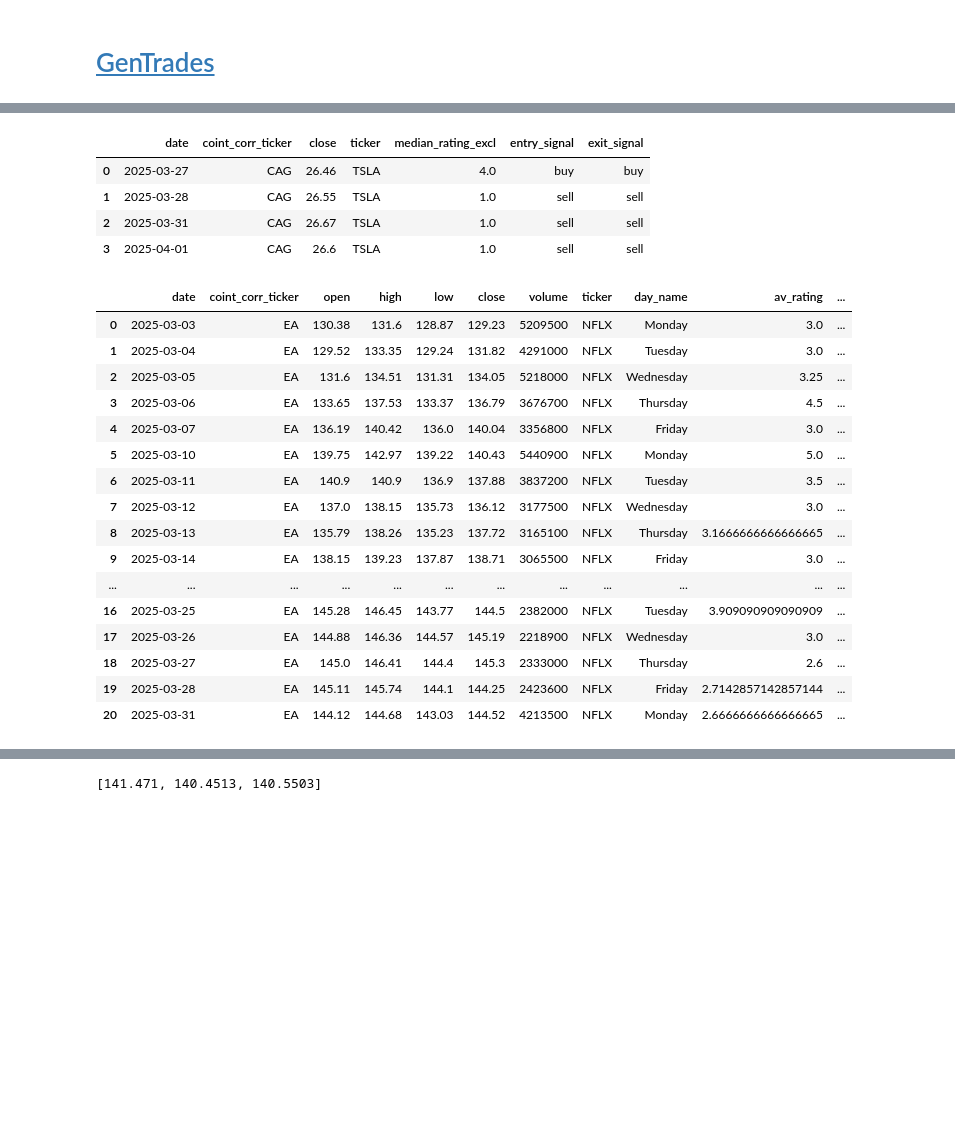
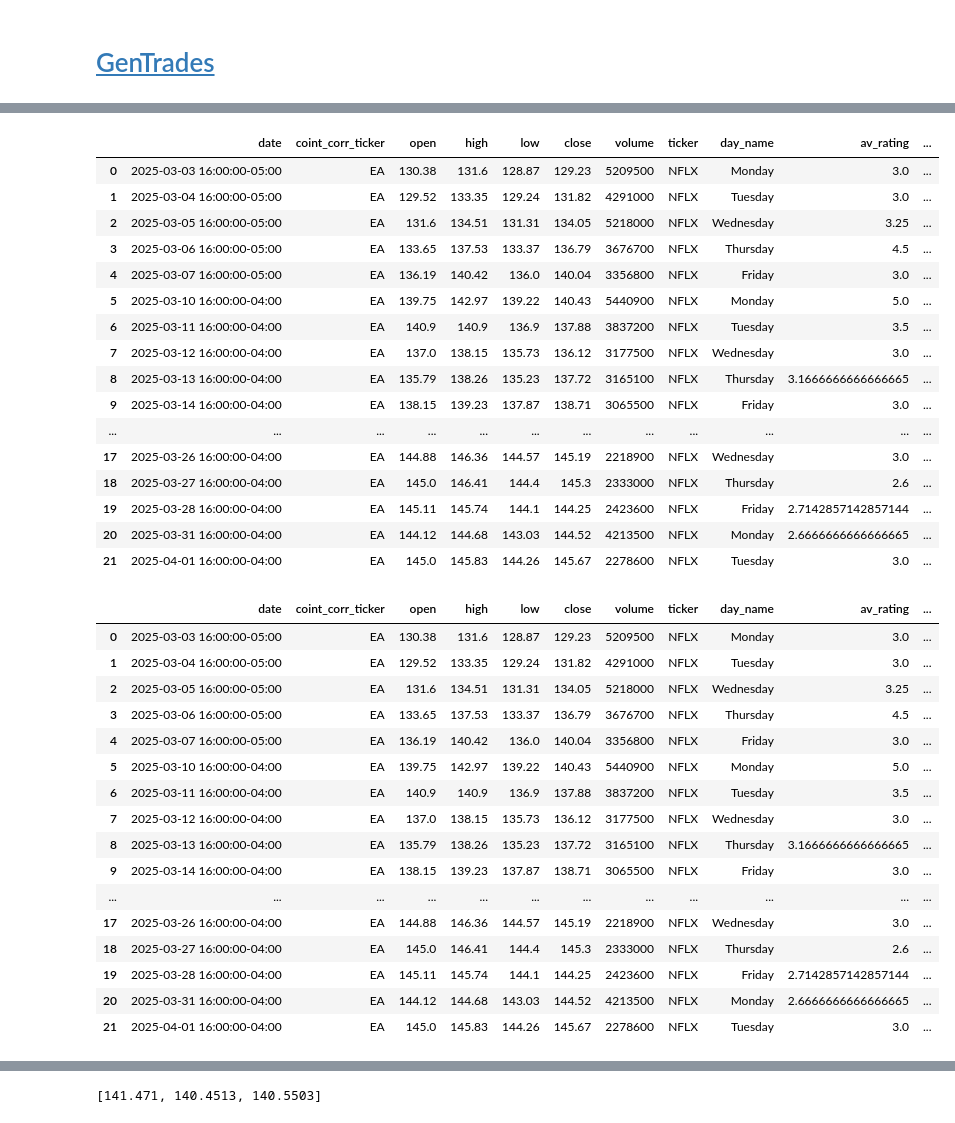
Before and after one commit to CKAbundant/sentiment, a Jupyter notebook: signal.ipynb, the cells around one changed output, grey strips where cells are left out. Cells and saved outputs as stored; diff of their text form; code cells hidden in the pictures; blank space fills up the shorter version.

```diff
--- a/signal.ipynb
+++ b/signal.ipynb
@@ -45,7 +37,0 @@ The autoreload extension is already loaded. To reload it, use:
-# %%
-dt = "2025-04-01"
-date_dir = f"./data/{dt}"
-strat_comp_dict_path = f"{date_dir}/strat_comp_dict.pkl"
-
-strat_comp_dict = utils.load_pickle(strat_comp_dict_path)
-strat_comp_dict
@@ -615,25 +554,27 @@ results.loc[(results["news_ticker"] == news_ticker) & (results["ticker"] == tick
 # %%
-df = utils.load_csv(f"{pa_dir}/{ticker_pair}.csv")
-df.loc[
-    ~df["median_rating_excl"].isna(),
-    [
-        "date",
-        "coint_corr_ticker",
-        "close",
-        "ticker",
-        "median_rating_excl",
-        "entry_signal",
-        "exit_signal",
-    ],
-]
+df = utils.load_csv(f"{pa_dir}/{ticker_pair}.csv", tz="America/New_York")
+df = df.drop(columns=["trail_price", "trail_triggered"])
+df
 # %% [output]
-|  | date | coint_corr_ticker | close | ticker | median_rating_excl | entry_signal | exit_signal |
-| 0 | 2025-03-27 | CAG | 26.46 | TSLA | 4.0 | buy | buy |
-| 1 | 2025-03-28 | CAG | 26.55 | TSLA | 1.0 | sell | sell |
-| 2 | 2025-03-31 | CAG | 26.67 | TSLA | 1.0 | sell | sell |
-| 3 | 2025-04-01 | CAG | 26.6 | TSLA | 1.0 | sell | sell |
+|  | date | coint_corr_ticker | open | high | low | close | volume | ticker | day_name | av_rating | ... |
+| 0 | 2025-03-03 16:00:00-05:00 | EA | 130.38 | 131.6 | 128.87 | 129.23 | 5209500 | NFLX | Monday | 3.0 | ... |
+| 1 | 2025-03-04 16:00:00-05:00 | EA | 129.52 | 133.35 | 129.24 | 131.82 | 4291000 | NFLX | Tuesday | 3.0 | ... |
+| 2 | 2025-03-05 16:00:00-05:00 | EA | 131.6 | 134.51 | 131.31 | 134.05 | 5218000 | NFLX | Wednesday | 3.25 | ... |
+| 3 | 2025-03-06 16:00:00-05:00 | EA | 133.65 | 137.53 | 133.37 | 136.79 | 3676700 | NFLX | Thursday | 4.5 | ... |
+| 4 | 2025-03-07 16:00:00-05:00 | EA | 136.19 | 140.42 | 136.0 | 140.04 | 3356800 | NFLX | Friday | 3.0 | ... |
+| 5 | 2025-03-10 16:00:00-04:00 | EA | 139.75 | 142.97 | 139.22 | 140.43 | 5440900 | NFLX | Monday | 5.0 | ... |
+| 6 | 2025-03-11 16:00:00-04:00 | EA | 140.9 | 140.9 | 136.9 | 137.88 | 3837200 | NFLX | Tuesday | 3.5 | ... |
+| 7 | 2025-03-12 16:00:00-04:00 | EA | 137.0 | 138.15 | 135.73 | 136.12 | 3177500 | NFLX | Wednesday | 3.0 | ... |
+| 8 | 2025-03-13 16:00:00-04:00 | EA | 135.79 | 138.26 | 135.23 | 137.72 | 3165100 | NFLX | Thursday | 3.1666666666666665 | ... |
+| 9 | 2025-03-14 16:00:00-04:00 | EA | 138.15 | 139.23 | 137.87 | 138.71 | 3065500 | NFLX | Friday | 3.0 | ... |
+| ... | ... | ... | ... | ... | ... | ... | ... | ... | ... | ... | ... |
+| 17 | 2025-03-26 16:00:00-04:00 | EA | 144.88 | 146.36 | 144.57 | 145.19 | 2218900 | NFLX | Wednesday | 3.0 | ... |
+| 18 | 2025-03-27 16:00:00-04:00 | EA | 145.0 | 146.41 | 144.4 | 145.3 | 2333000 | NFLX | Thursday | 2.6 | ... |
+| 19 | 2025-03-28 16:00:00-04:00 | EA | 145.11 | 145.74 | 144.1 | 144.25 | 2423600 | NFLX | Friday | 2.7142857142857144 | ... |
+| 20 | 2025-03-31 16:00:00-04:00 | EA | 144.12 | 144.68 | 143.03 | 144.52 | 4213500 | NFLX | Monday | 2.6666666666666665 | ... |
+| 21 | 2025-04-01 16:00:00-04:00 | EA | 145.0 | 145.83 | 144.26 | 145.67 | 2278600 | NFLX | Tuesday | 3.0 | ... |
 # %%
-entry_type = "long_only"
+entry_type = "long"
 # entry_type = "short_only"
 # entry_type = "long_or_short"
 
@@ -653,22 +594,22 @@ df_signal = exit.gen_exit_signal(df_signal)
 df_signal
 # %% [output]
 |  | date | coint_corr_ticker | open | high | low | close | volume | ticker | day_name | av_rating | ... |
-| 0 | 2025-03-03 | EA | 130.38 | 131.6 | 128.87 | 129.23 | 5209500 | NFLX | Monday | 3.0 | ... |
-| 1 | 2025-03-04 | EA | 129.52 | 133.35 | 129.24 | 131.82 | 4291000 | NFLX | Tuesday | 3.0 | ... |
-| 2 | 2025-03-05 | EA | 131.6 | 134.51 | 131.31 | 134.05 | 5218000 | NFLX | Wednesday | 3.25 | ... |
-| 3 | 2025-03-06 | EA | 133.65 | 137.53 | 133.37 | 136.79 | 3676700 | NFLX | Thursday | 4.5 | ... |
-| 4 | 2025-03-07 | EA | 136.19 | 140.42 | 136.0 | 140.04 | 3356800 | NFLX | Friday | 3.0 | ... |
-| 5 | 2025-03-10 | EA | 139.75 | 142.97 | 139.22 | 140.43 | 5440900 | NFLX | Monday | 5.0 | ... |
-| 6 | 2025-03-11 | EA | 140.9 | 140.9 | 136.9 | 137.88 | 3837200 | NFLX | Tuesday | 3.5 | ... |
-| 7 | 2025-03-12 | EA | 137.0 | 138.15 | 135.73 | 136.12 | 3177500 | NFLX | Wednesday | 3.0 | ... |
-| 8 | 2025-03-13 | EA | 135.79 | 138.26 | 135.23 | 137.72 | 3165100 | NFLX | Thursday | 3.1666666666666665 | ... |
-| 9 | 2025-03-14 | EA | 138.15 | 139.23 | 137.87 | 138.71 | 3065500 | NFLX | Friday | 3.0 | ... |
+| 0 | 2025-03-03 16:00:00-05:00 | EA | 130.38 | 131.6 | 128.87 | 129.23 | 5209500 | NFLX | Monday | 3.0 | ... |
+| 1 | 2025-03-04 16:00:00-05:00 | EA | 129.52 | 133.35 | 129.24 | 131.82 | 4291000 | NFLX | Tuesday | 3.0 | ... |
+| 2 | 2025-03-05 16:00:00-05:00 | EA | 131.6 | 134.51 | 131.31 | 134.05 | 5218000 | NFLX | Wednesday | 3.25 | ... |
+| 3 | 2025-03-06 16:00:00-05:00 | EA | 133.65 | 137.53 | 133.37 | 136.79 | 3676700 | NFLX | Thursday | 4.5 | ... |
+| 4 | 2025-03-07 16:00:00-05:00 | EA | 136.19 | 140.42 | 136.0 | 140.04 | 3356800 | NFLX | Friday | 3.0 | ... |
+| 5 | 2025-03-10 16:00:00-04:00 | EA | 139.75 | 142.97 | 139.22 | 140.43 | 5440900 | NFLX | Monday | 5.0 | ... |
+| 6 | 2025-03-11 16:00:00-04:00 | EA | 140.9 | 140.9 | 136.9 | 137.88 | 3837200 | NFLX | Tuesday | 3.5 | ... |
+| 7 | 2025-03-12 16:00:00-04:00 | EA | 137.0 | 138.15 | 135.73 | 136.12 | 3177500 | NFLX | Wednesday | 3.0 | ... |
+| 8 | 2025-03-13 16:00:00-04:00 | EA | 135.79 | 138.26 | 135.23 | 137.72 | 3165100 | NFLX | Thursday | 3.1666666666666665 | ... |
+| 9 | 2025-03-14 16:00:00-04:00 | EA | 138.15 | 139.23 | 137.87 | 138.71 | 3065500 | NFLX | Friday | 3.0 | ... |
 | ... | ... | ... | ... | ... | ... | ... | ... | ... | ... | ... | ... |
-| 16 | 2025-03-25 | EA | 145.28 | 146.45 | 143.77 | 144.5 | 2382000 | NFLX | Tuesday | 3.909090909090909 | ... |
-| 17 | 2025-03-26 | EA | 144.88 | 146.36 | 144.57 | 145.19 | 2218900 | NFLX | Wednesday | 3.0 | ... |
-| 18 | 2025-03-27 | EA | 145.0 | 146.41 | 144.4 | 145.3 | 2333000 | NFLX | Thursday | 2.6 | ... |
-| 19 | 2025-03-28 | EA | 145.11 | 145.74 | 144.1 | 144.25 | 2423600 | NFLX | Friday | 2.7142857142857144 | ... |
-| 20 | 2025-03-31 | EA | 144.12 | 144.68 | 143.03 | 144.52 | 4213500 | NFLX | Monday | 2.6666666666666665 | ... |
+| 17 | 2025-03-26 16:00:00-04:00 | EA | 144.88 | 146.36 | 144.57 | 145.19 | 2218900 | NFLX | Wednesday | 3.0 | ... |
+| 18 | 2025-03-27 16:00:00-04:00 | EA | 145.0 | 146.41 | 144.4 | 145.3 | 2333000 | NFLX | Thursday | 2.6 | ... |
+| 19 | 2025-03-28 16:00:00-04:00 | EA | 145.11 | 145.74 | 144.1 | 144.25 | 2423600 | NFLX | Friday | 2.7142857142857144 | ... |
+| 20 | 2025-03-31 16:00:00-04:00 | EA | 144.12 | 144.68 | 143.03 | 144.52 | 4213500 | NFLX | Monday | 2.6666666666666665 | ... |
+| 21 | 2025-04-01 16:00:00-04:00 | EA | 145.0 | 145.83 | 144.26 | 145.67 | 2278600 | NFLX | Tuesday | 3.0 | ... |
 # %%
 trades = strategy_utils.get_class_instance(
     "SentiTrades",
```
Also changed, not shown: parts of 11 cells of this notebook, 8 other files.
